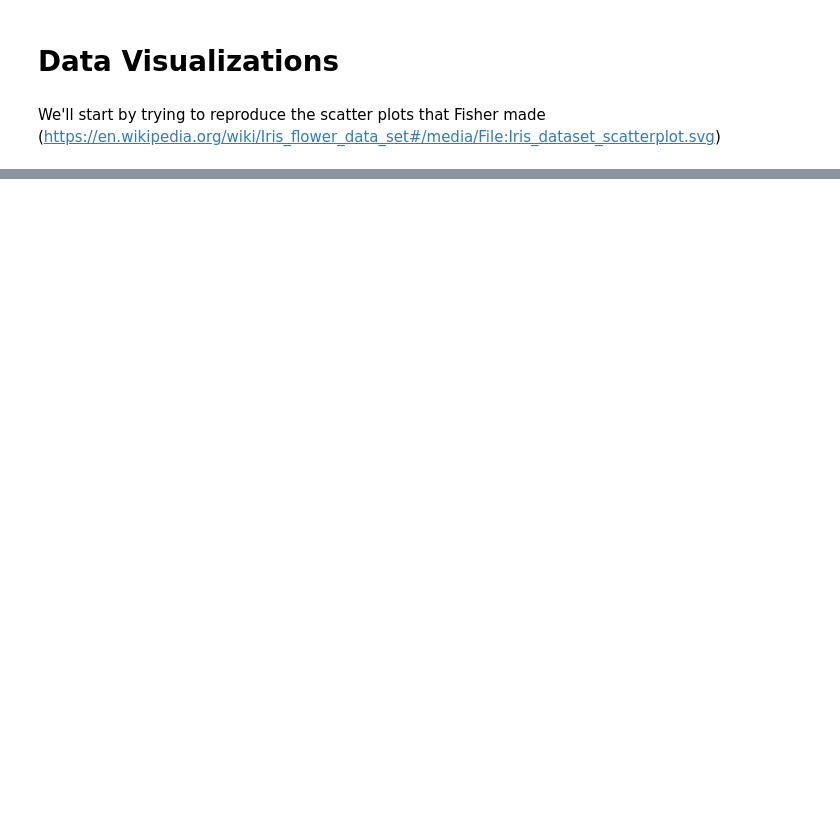
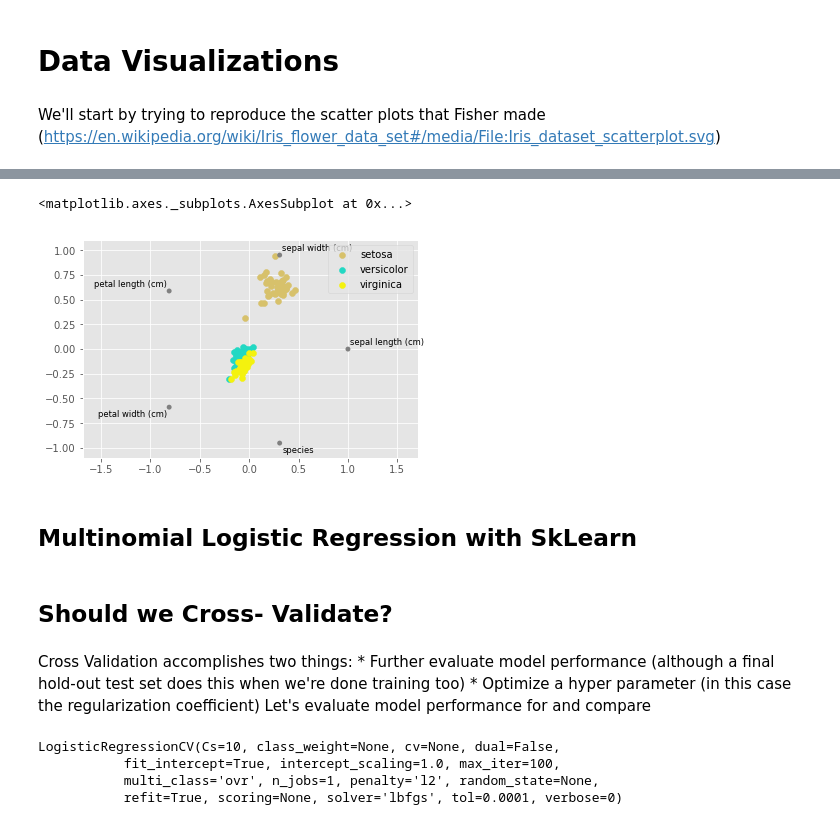
Before and after one commit to akbowers/cloudTensorflow, a Jupyter notebook: Notebooks/Iris-Logistic_Regression_SKLearn.ipynb, the cells around one changed output, grey strips where cells are left out. Drawn from its saved outputs; the diff is of its cells as text; code cells hidden in the pictures; blank space fills up the shorter version.

```diff
--- a/Notebooks/Iris-Logistic_Regression_SKLearn.ipynb
+++ b/Notebooks/Iris-Logistic_Regression_SKLearn.ipynb
@@ -37,0 +36,7 @@ colors = ['red', 'green', 'blue']
+# %%
+Plots.make_radviz(iris_df, 'species name')
+# %% [output]
+<matplotlib.axes._subplots.AxesSubplot at 0x...>
+[figure, added]
+# %% [markdown]
+## Multinomial Logistic Regression with SkLearn
@@ -37,0 +50,7 @@ colors = ['red', 'green', 'blue']
+# %% [markdown]
+## Should we Cross- Validate?
+# %% [markdown]
+Cross Validation accomplishes two things:
+    * Further evaluate model performance (although a final hold-out test set does this when we're done training too)
+    * Optimize a hyper parameter (in this case the regularization coefficient)
+Let's evaluate model performance for  and compare
@@ -37,0 +60,8 @@ colors = ['red', 'green', 'blue']
+# %%
+model.fit(X_train, y_train)
+modelCV.fit(X_train, y_train)
+# %% [output]
+LogisticRegressionCV(Cs=10, class_weight=None, cv=None, dual=False,
+           fit_intercept=True, intercept_scaling=1.0, max_iter=100,
+           multi_class='ovr', n_jobs=1, penalty='l2', random_state=None,
+           refit=True, scoring=None, solver='lbfgs', tol=0.0001, verbose=0)
```
Also changed, not shown: parts of 27 cells of this notebook, 9 other files.
